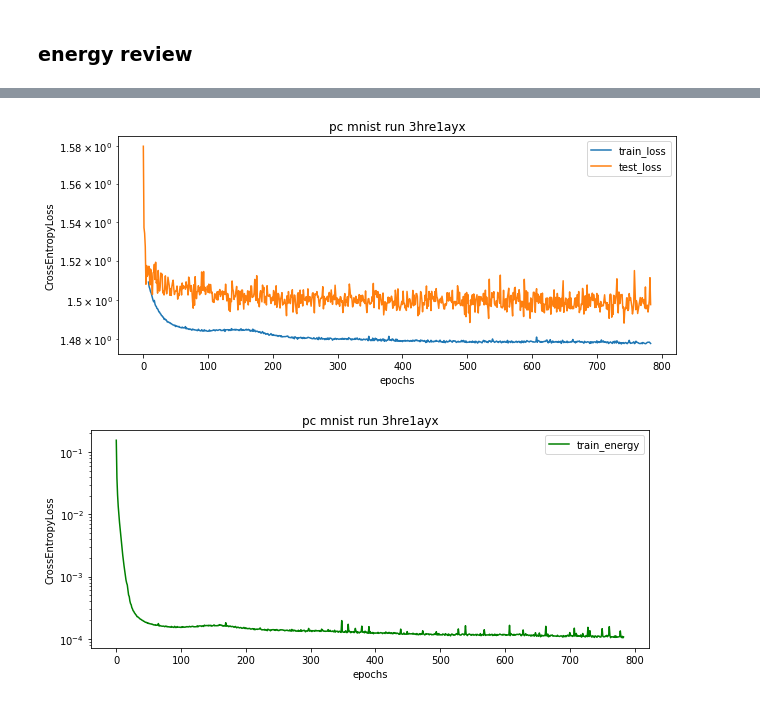
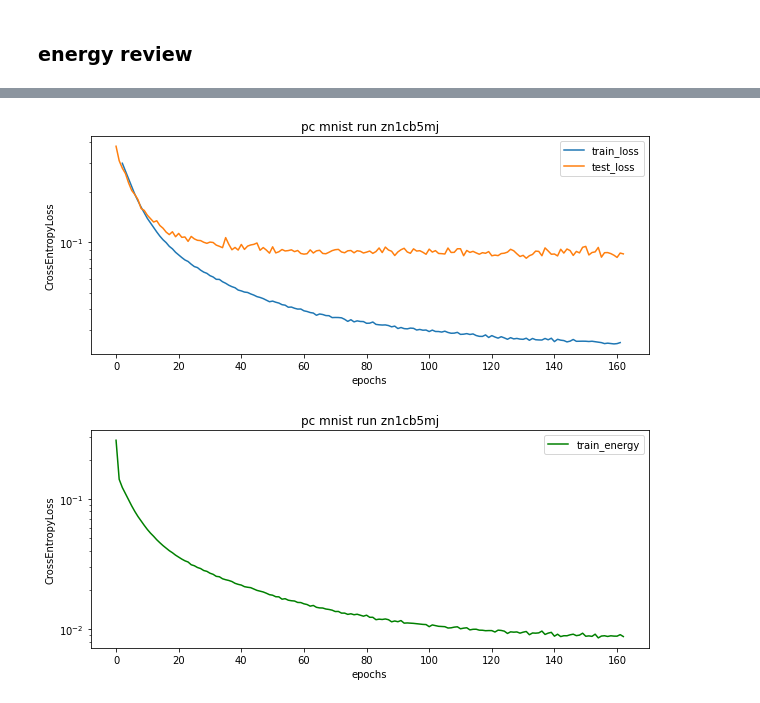
Before and after one commit to andreakiro/regularization-pc, a Jupyter notebook: nts/mnist-export-runs.ipynb, the cells around one changed output, grey strips where cells are left out. Cells and saved outputs as stored; diff of their text form; code cells hidden in the pictures.

```diff
--- a/nts/mnist-export-runs.ipynb
+++ b/nts/mnist-export-runs.ipynb
@@ -299,5 +330,5 @@ plot_run(df, 'vvj7sglh')
 # %%
-plot_metrics('3hre1ayx')
+plot_metrics('zn1cb5mj')
 # %% [output]
-[figure, old version]
+[figure, new version]
-[figure, old version]
+[figure, new version]
```
Also changed, not shown: parts of 17 cells of this notebook, 3 other files.
